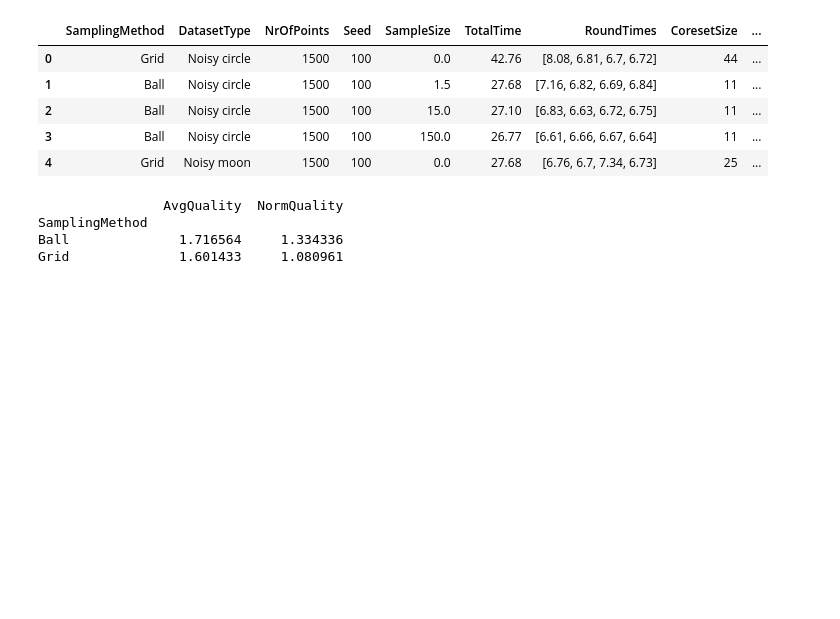
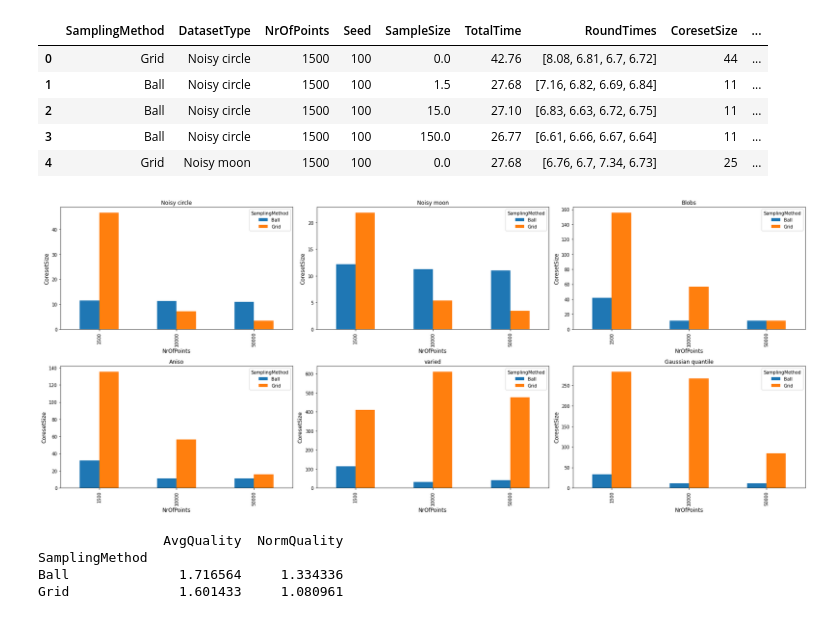
Before and after one commit to phuong-tm/2ima35-mpa, a Jupyter notebook: Report2/Analysis.ipynb, the cells around one changed output. Drawn from its saved outputs; the diff is of its cells as text; code cells hidden in the pictures; blank space fills up the shorter version.

```diff
--- a/Report2/Analysis.ipynb
+++ b/Report2/Analysis.ipynb
@@ -11,6 +13,22 @@ df.head()
 | 2 | Ball | Noisy circle | 1500 | 100 | 15.0 | 27.10 | [6.83, 6.63, 6.72, 6.75] | 11 | ... |
 | 3 | Ball | Noisy circle | 1500 | 100 | 150.0 | 26.77 | [6.61, 6.66, 6.67, 6.64] | 11 | ... |
 | 4 | Grid | Noisy moon | 1500 | 100 | 0.0 | 27.68 | [6.76, 6.7, 7.34, 6.73] | 25 | ... |
+# %%
+# coreset size per dataset for ball vs. grid
+dataset_types = df["DatasetType"].unique().tolist()
+fig, axes = plt.subplots(nrows=2, ncols=3, figsize=(24, 10))
+axes = axes.ravel()
+
+for i in range(len(dataset_types)):
+    plot = pd.pivot_table(df[df["DatasetType"]==dataset_types[i]], values = 'CoresetSize', index = 'NrOfPoints', columns = 'SamplingMethod',
+                   aggfunc = lambda x: np.mean(x)).plot.bar(ax=axes[i])
+
+    plot.set_ylabel("CoresetSize", size = 12)
+    plot.set_xlabel("NrOfPoints", size = 12);
+    plot.set_title(dataset_types[i])
+fig.tight_layout()
+# %% [output]
+[figure, added]
 # %%
 print(df[df['DatasetType'] == "Noisy circle"].groupby(["SamplingMethod"])[["AvgQuality", "NormQuality"]].mean())
 df[df['DatasetType'] == "Noisy circle"].groupby(["NrOfPoints", "SamplingMethod", "SampleSize"])[["AvgQuality", "NormQuality"]].mean()
```
Also changed, not shown: parts of 2 cells of this notebook.
